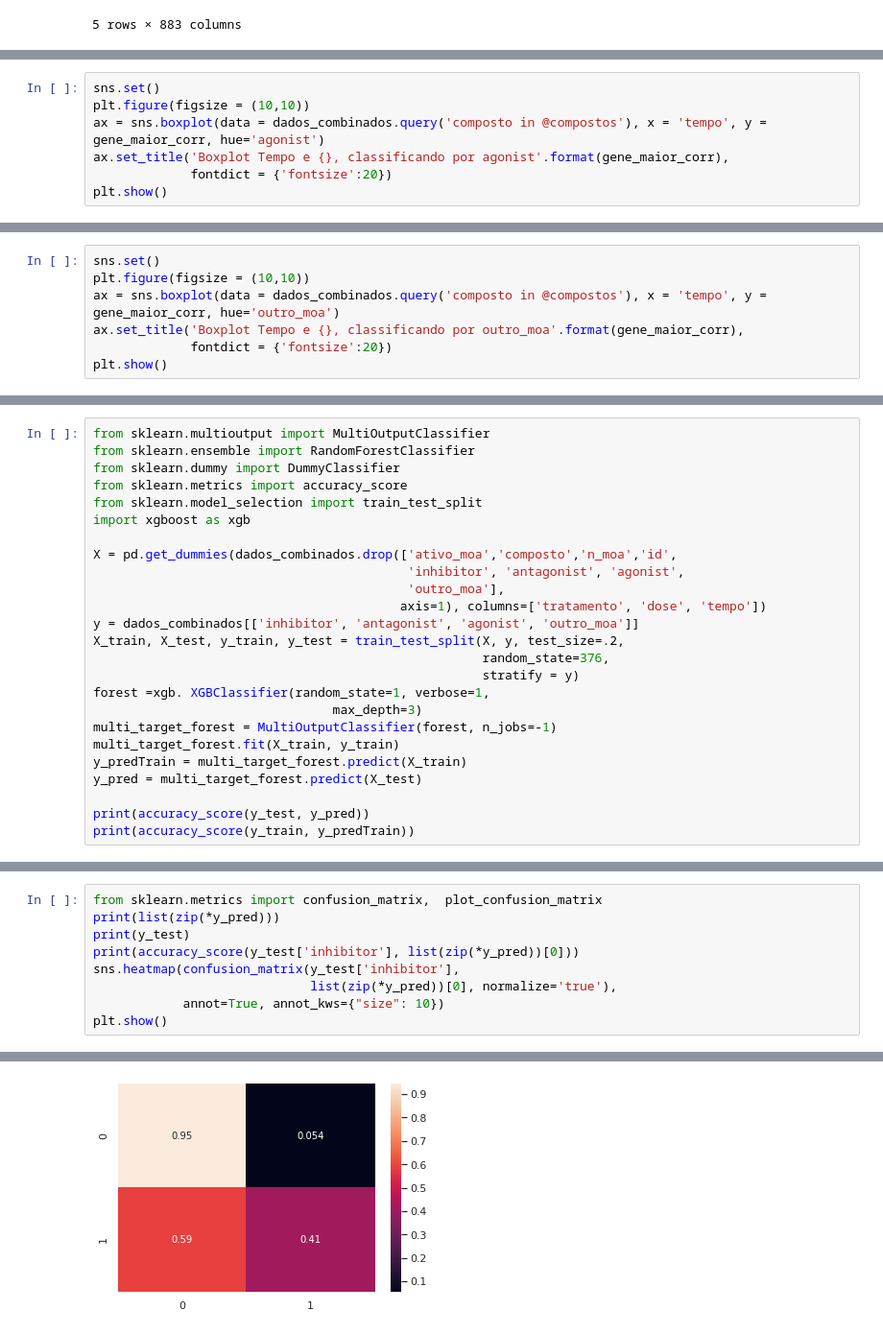
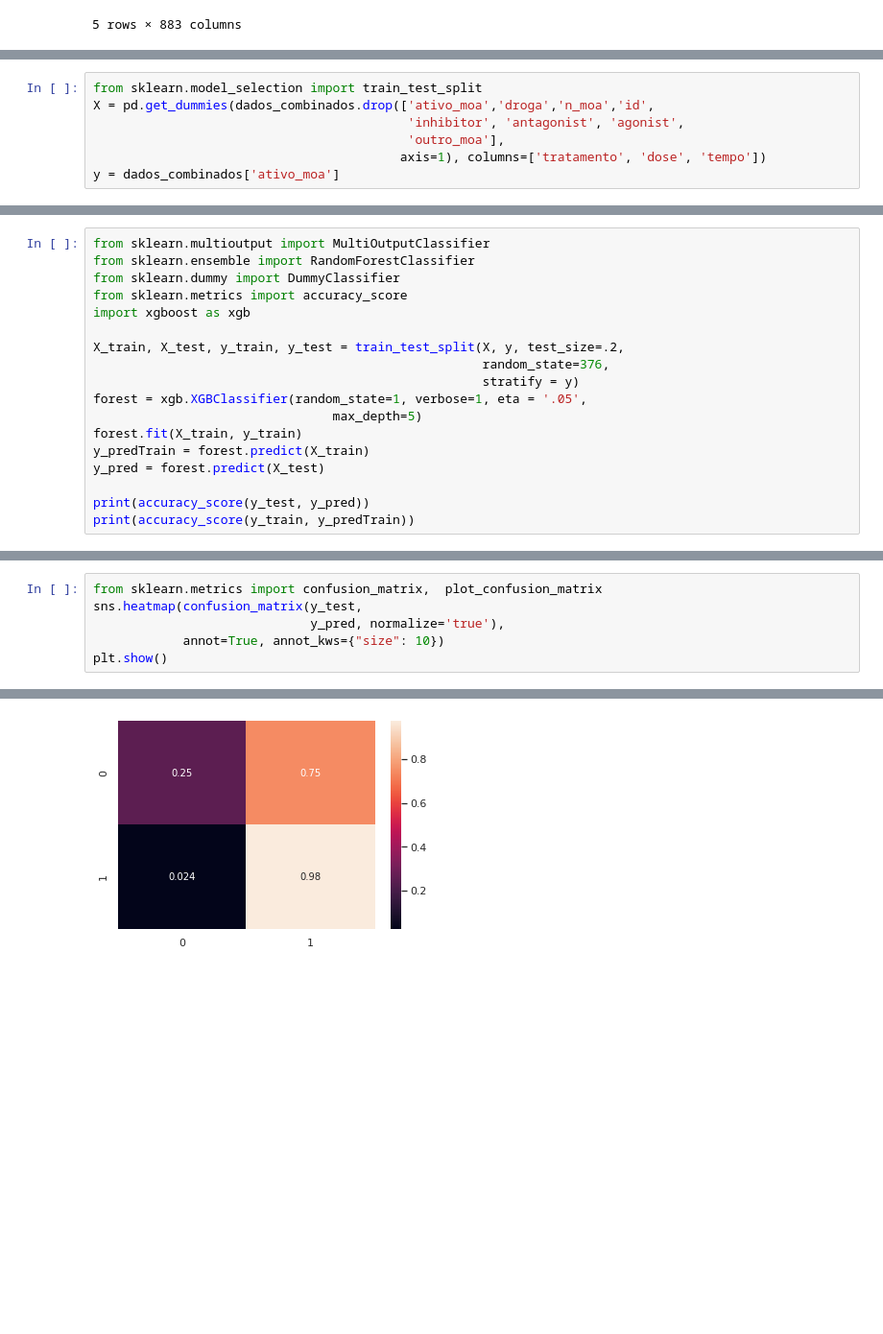
Before and after one commit to Gabrielvinicius27/imersao-dados-desafio-final, a Jupyter notebook: DesafioFinal_ImersaoDadosAlura.ipynb, the cells around one changed output, grey strips where cells are left out. Shown at 96% size. Saved outputs shown, nothing was run; the diff lists cells and outputs as text; blank space fills up the shorter version.

```diff
--- a/DesafioFinal_ImersaoDadosAlura.ipynb
+++ b/DesafioFinal_ImersaoDadosAlura.ipynb
@@ -466,7 +432,0 @@ gene_maior_corr = dados_combinados.loc[:,'g-0':'g-771'].corrwith(dados_combinado
-# %%
-sns.set()
-plt.figure(figsize = (10,10))
-ax = sns.boxplot(data = dados_combinados.query('composto in @compostos'), x = 'tempo', y = gene_maior_corr, hue='agonist')
-ax.set_title('Boxplot Tempo e {}, classificando por agonist'.format(gene_maior_corr),
-             fontdict = {'fontsize':20})
-plt.show()
@@ -491,7 +432,0 @@ gene_maior_corr = dados_combinados.loc[:,'g-0':'g-771'].corrwith(dados_combinado
-# %%
-sns.set()
-plt.figure(figsize = (10,10))
-ax = sns.boxplot(data = dados_combinados.query('composto in @compostos'), x = 'tempo', y = gene_maior_corr, hue='outro_moa')
-ax.set_title('Boxplot Tempo e {}, classificando por outro_moa'.format(gene_maior_corr),
-             fontdict = {'fontsize':20})
-plt.show()
@@ -499,0 +437,7 @@ plt.show()
+# %%
+from sklearn.model_selection import train_test_split
+X = pd.get_dummies(dados_combinados.drop(['ativo_moa','droga','n_moa','id',
+                                          'inhibitor', 'antagonist', 'agonist',
+                                          'outro_moa'],
+                                         axis=1), columns=['tratamento', 'dose', 'tempo'])
+y = dados_combinados['ativo_moa']
@@ -502,23 +465,16 @@ from sklearn.multioutput import MultiOutputClassifier
 from sklearn.ensemble import RandomForestClassifier
 from sklearn.dummy import DummyClassifier
 from sklearn.metrics import accuracy_score
-from sklearn.model_selection import train_test_split
 import xgboost as xgb
 
-X = pd.get_dummies(dados_combinados.drop(['ativo_moa','composto','n_moa','id',
-                                          'inhibitor', 'antagonist', 'agonist',
-                                          'outro_moa'],
-                                         axis=1), columns=['tratamento', 'dose', 'tempo'])
-y = dados_combinados[['inhibitor', 'antagonist', 'agonist', 'outro_moa']]
 X_train, X_test, y_train, y_test = train_test_split(X, y, test_size=.2,
                                                     random_state=376,
                                                     stratify = y)
-forest =xgb. XGBClassifier(random_state=1, verbose=1,
-                                max_depth=3)
-multi_target_forest = MultiOutputClassifier(forest, n_jobs=-1)
-multi_target_forest.fit(X_train, y_train)
-y_predTrain = multi_target_forest.predict(X_train)
-y_pred = multi_target_forest.predict(X_test)
+forest = xgb.XGBClassifier(random_state=1, verbose=1, eta = '.05',
+                                max_depth=5)
+forest.fit(X_train, y_train)
+y_predTrain = forest.predict(X_train)
+y_pred = forest.predict(X_test)
 
 print(accuracy_score(y_test, y_pred))
 print(accuracy_score(y_train, y_predTrain))
@@ -528,10 +484,7 @@ print(accuracy_score(y_train, y_predTrain))
 # %%
 from sklearn.metrics import confusion_matrix,  plot_confusion_matrix
-print(list(zip(*y_pred)))
-print(y_test)
-print(accuracy_score(y_test['inhibitor'], list(zip(*y_pred))[0]))
-sns.heatmap(confusion_matrix(y_test['inhibitor'],
-                             list(zip(*y_pred))[0], normalize='true'),
+sns.heatmap(confusion_matrix(y_test,
+                             y_pred, normalize='true'),
             annot=True, annot_kws={"size": 10})
 plt.show()
 # %% [output]
@@ -554 +491 @@ plt.show()
-[figure, old version]
+[figure, new version]
```
Also changed, not shown: parts of 28 cells of this notebook.
